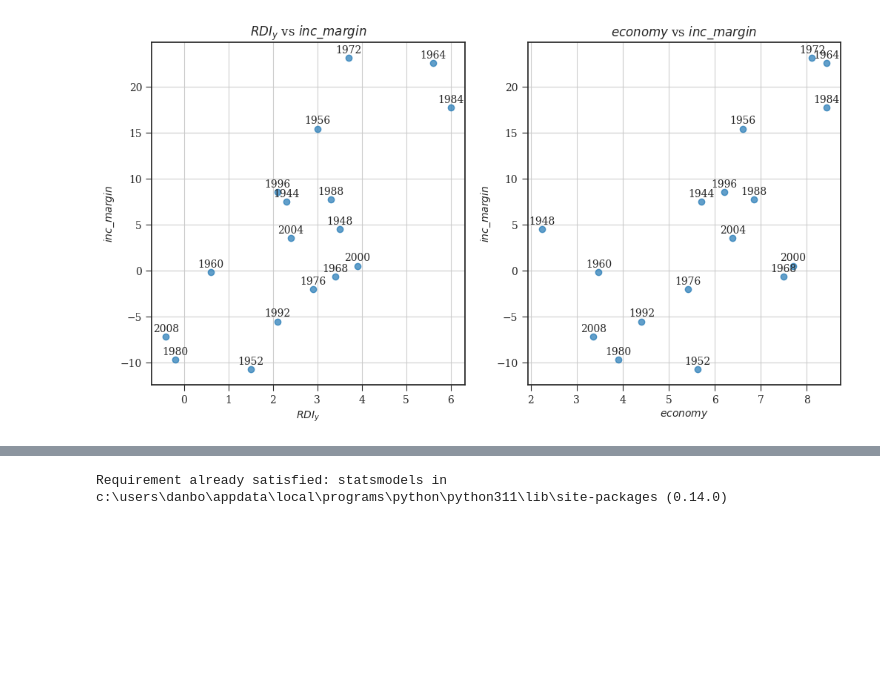
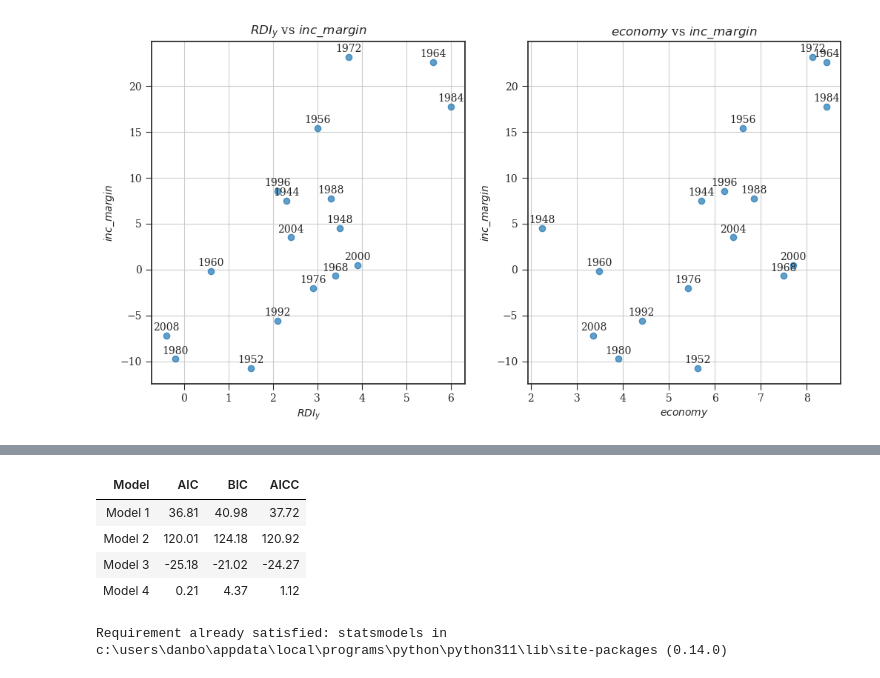
Before and after one commit to danybonfil/start, a Jupyter notebook: FQE_20231207.ipynb, the cells around one changed output, grey strips where cells are left out. Saved outputs shown, nothing was run; the diff lists cells and outputs as text; code cells hidden in the pictures; blank space fills up the shorter version.

```diff
--- a/FQE_20231207.ipynb
+++ b/FQE_20231207.ipynb
@@ -103,3 +108,71 @@ plt.show()
+# %%
+import statsmodels.api as sm
+import pandas as pd
+from IPython.display import display, HTML
+
+def run_regression_and_test(df, dependent_variables, rescaled=False):
+    stargazer_models = []
+
+    for dependent_variable in dependent_variables:
+        df_model = df[[dependent_variable, 'RDI_1', 'RDI_2', 'RDI_3', 'RDI_4']].dropna()
+
+        if rescaled:
+            # Rescale dependent variable
+            df_model[dependent_variable + '_scaled'] = (df_model[dependent_variable] - df_model[dependent_variable].min()) / (df_model[dependent_variable].max() - df_model[dependent_variable].min())
+            y = df_model[dependent_variable + '_scaled']
+        else:
+            y = df_model[dependent_variable]
+
+        X = sm.add_constant(df_model[['RDI_1', 'RDI_2', 'RDI_3', 'RDI_4']])
+        model = sm.OLS(y, X).fit()
+
+        hypothesis_test_results = model.t_test(['RDI_1 = RDI_4', 'RDI_2 = RDI_4', 'RDI_3 = RDI_4'])
+
+        # Create a DataFrame to store AIC, BIC, and AICC
+        criteria_df = pd.DataFrame({
+            'AIC': [model.aic],
+            'BIC': [model.bic],
+            'AICC': [model.aic + (2 * (model.df_model + 1) / (model.nobs - model.df_model - 2))]
+        })
+
+        # Append the model and criteria to the list
+        stargazer_models.append((model, criteria_df, hypothesis_test_results))
+
+    return stargazer_models
+
+# Example usage
+dependent_variables = ['economy', 'inc_margin']
+
+# Run original models
+models_original = run_regression_and_test(df_vote, dependent_variables)
+
+# Run rescaled models
+models_rescaled = run_regression_and_test(df_vote, dependent_variables, rescaled=True)
+
+# Combine both sets of models
+all_models = models_original + models_rescaled
+
+# Create a summary table manually
+table_data = {'Model': [], 'AIC': [], 'BIC': [], 'AICC': []}
+
+for i, model_info in enumerate(all_models):
+    model, criteria_df, hypothesis_test_results = model_info
+    table_data['Model'].append(f'Model {i + 1}')
+    table_data['AIC'].append(f'{criteria_df["AIC"].iloc[0]:.2f}')
+    table_data['BIC'].append(f'{criteria_df["BIC"].iloc[0]:.2f}')
+    table_data['AICC'].append(f'{criteria_df["AICC"].iloc[0]:.2f}')
+
+# Create a DataFrame from the table data
+summary_df = pd.DataFrame(table_data)
+
+# Display the summary table
+display(HTML(summary_df.to_html(index=False)))
+# %% [output]
+| Model | AIC | BIC | AICC |
+| Model 1 | 36.81 | 40.98 | 37.72 |
+| Model 2 | 120.01 | 124.18 | 120.92 |
+| Model 3 | -25.18 | -21.02 | -24.27 |
+| Model 4 | 0.21 | 4.37 | 1.12 |
 # %%
 !pip install statsmodels
 # %% [output]
```
Also changed, not shown: parts of 3 cells of this notebook, 8 other files.
